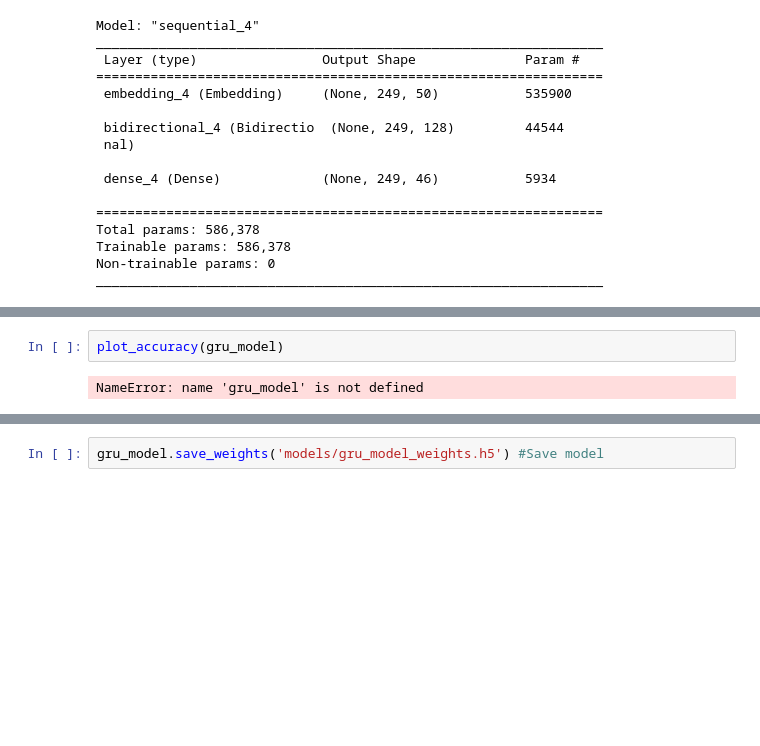
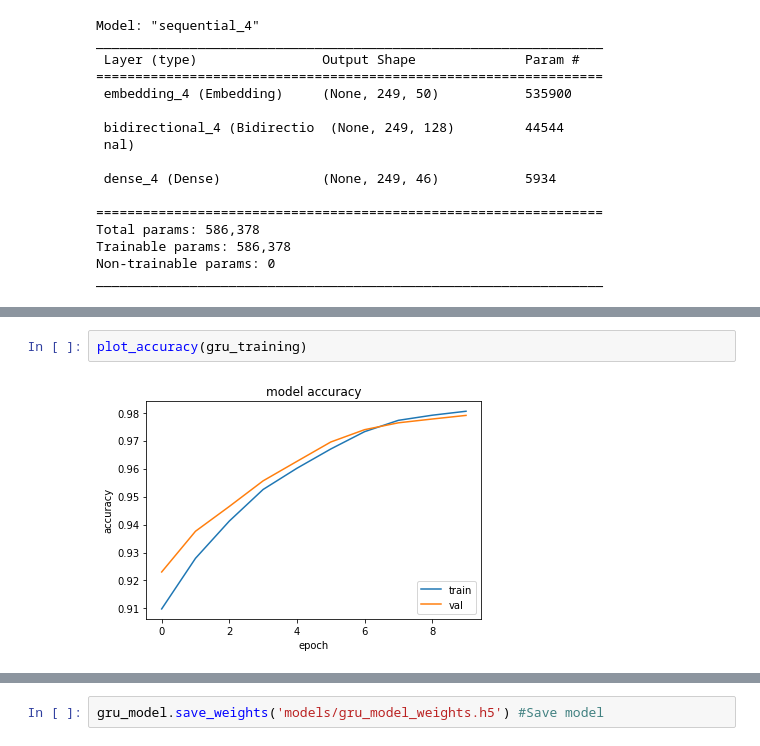
Before and after one commit to solveijm/NLP, a Jupyter notebook: Assignment1/A1.ipynb, the cells around one changed output, grey strips where cells are left out. Drawn from its saved outputs; the diff is of its cells as text; blank space fills up the shorter version.

```diff
--- a/Assignment1/A1.ipynb
+++ b/Assignment1/A1.ipynb
@@ -452,5 +471,5 @@ Epoch 1/10
 # %%
-plot_accuracy(gru_model)
+plot_accuracy(gru_training)
 # %% [output]
-NameError: name 'gru_model' is not defined
+[figure, added]
 # %%
```
Also changed, not shown: parts of 21 cells of this notebook.
